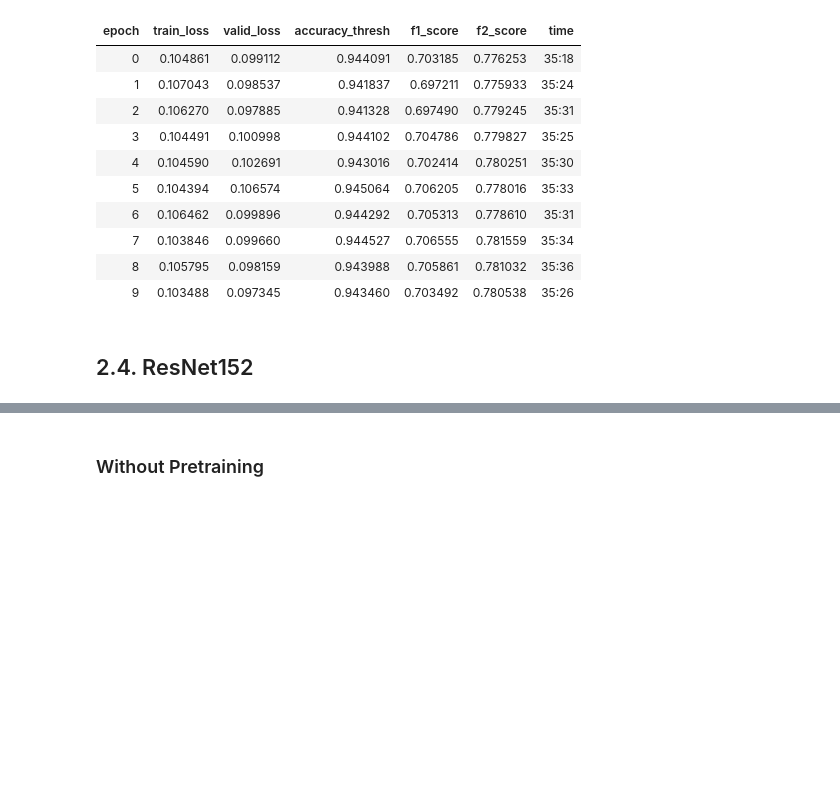
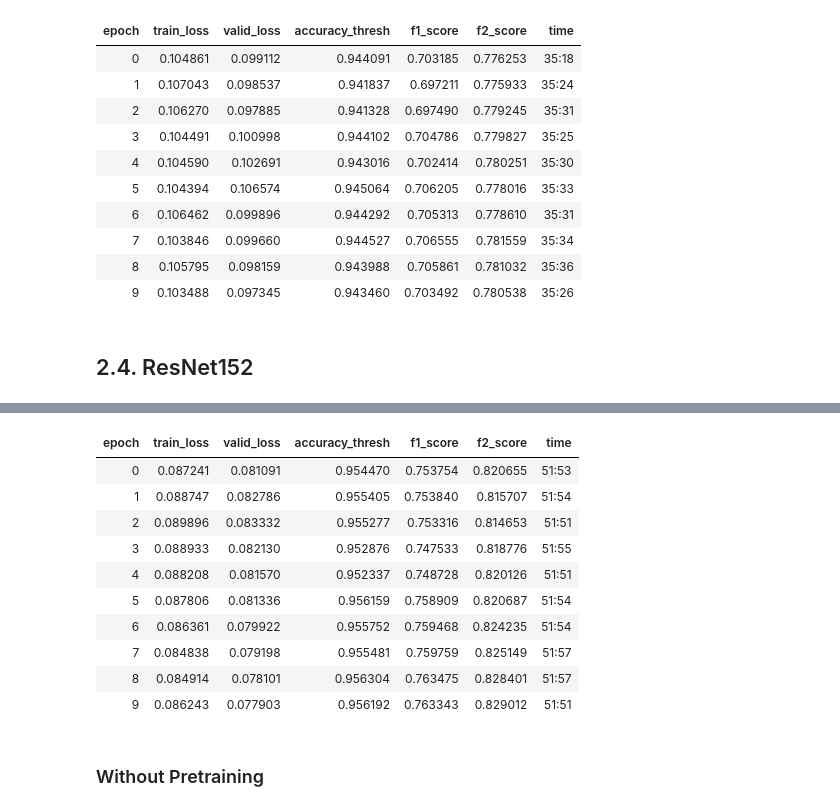
Before and after one commit to LabSAT/Land-Cover-Pretrain, a Jupyter notebook: 01_BigEarthNet/BigEarthNet-Pretraining.ipynb, the cells around one changed output, grey strips where cells are left out. Drawn from its saved outputs; the diff is of its cells as text; code cells hidden in the pictures; blank space fills up the shorter version.

```diff
--- a/01_BigEarthNet/BigEarthNet-Pretraining.ipynb
+++ b/01_BigEarthNet/BigEarthNet-Pretraining.ipynb
@@ -568,3 +615,18 @@ learn.save(base_dir / "learn" / "bigearth-res152-1")
+# %%
+learn.fit_one_cycle(10, max_lr=slice(1e-05, 1e-03))
+learn.save(base_dir / "learn" / "bigearth-res152-3")
+# %% [output]
+| epoch | train_loss | valid_loss | accuracy_thresh | f1_score | f2_score | time |
+| 0 | 0.087241 | 0.081091 | 0.954470 | 0.753754 | 0.820655 | 51:53 |
+| 1 | 0.088747 | 0.082786 | 0.955405 | 0.753840 | 0.815707 | 51:54 |
+| 2 | 0.089896 | 0.083332 | 0.955277 | 0.753316 | 0.814653 | 51:51 |
+| 3 | 0.088933 | 0.082130 | 0.952876 | 0.747533 | 0.818776 | 51:55 |
+| 4 | 0.088208 | 0.081570 | 0.952337 | 0.748728 | 0.820126 | 51:51 |
+| 5 | 0.087806 | 0.081336 | 0.956159 | 0.758909 | 0.820687 | 51:54 |
+| 6 | 0.086361 | 0.079922 | 0.955752 | 0.759468 | 0.824235 | 51:54 |
+| 7 | 0.084838 | 0.079198 | 0.955481 | 0.759759 | 0.825149 | 51:57 |
+| 8 | 0.084914 | 0.078101 | 0.956304 | 0.763475 | 0.828401 | 51:57 |
+| 9 | 0.086243 | 0.077903 | 0.956192 | 0.763343 | 0.829012 | 51:51 |
 # %% [markdown]
 ### Without Pretraining
 # %%
```
Also changed, not shown: parts of 4 cells of this notebook.
